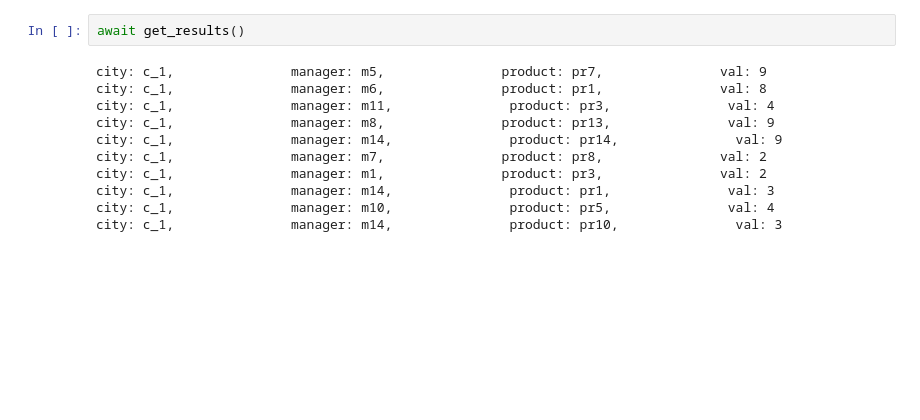
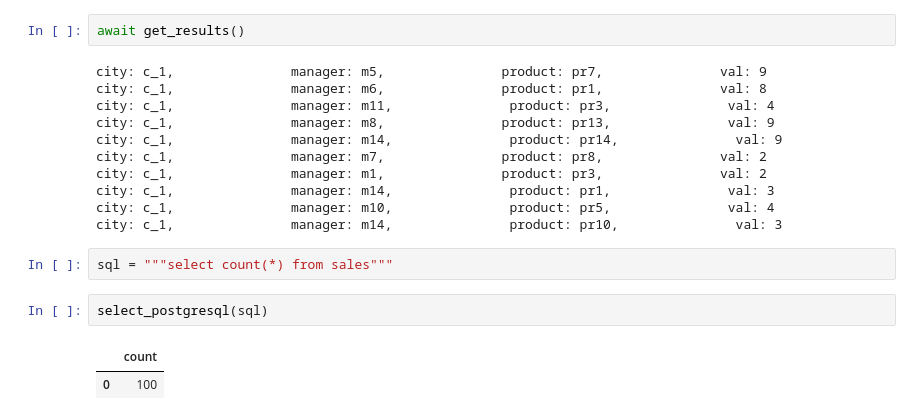
Before and after one commit to grishenkovp/postgresql, a Jupyter notebook: asyncpg/google_colab_postgresql_asyncpg.ipynb, the cells around one changed output. Cells and saved outputs as stored; diff of their text form; blank space fills up the shorter version.

```diff
--- a/asyncpg/google_colab_postgresql_asyncpg.ipynb
+++ b/asyncpg/google_colab_postgresql_asyncpg.ipynb
@@ -239,3 +226,10 @@ city: c_1,               manager: m1,               product: pr3,
 city: c_1,               manager: m14,               product: pr1,               val: 3
 city: c_1,               manager: m10,               product: pr5,               val: 4
 city: c_1,               manager: m14,               product: pr10,               val: 3
+# %%
+sql = """select count(*) from sales"""
+# %%
+select_postgresql(sql)
+# %% [output]
+|  | count |
+| 0 | 100 |
```
Also changed, not shown: parts of 5 cells of this notebook.
